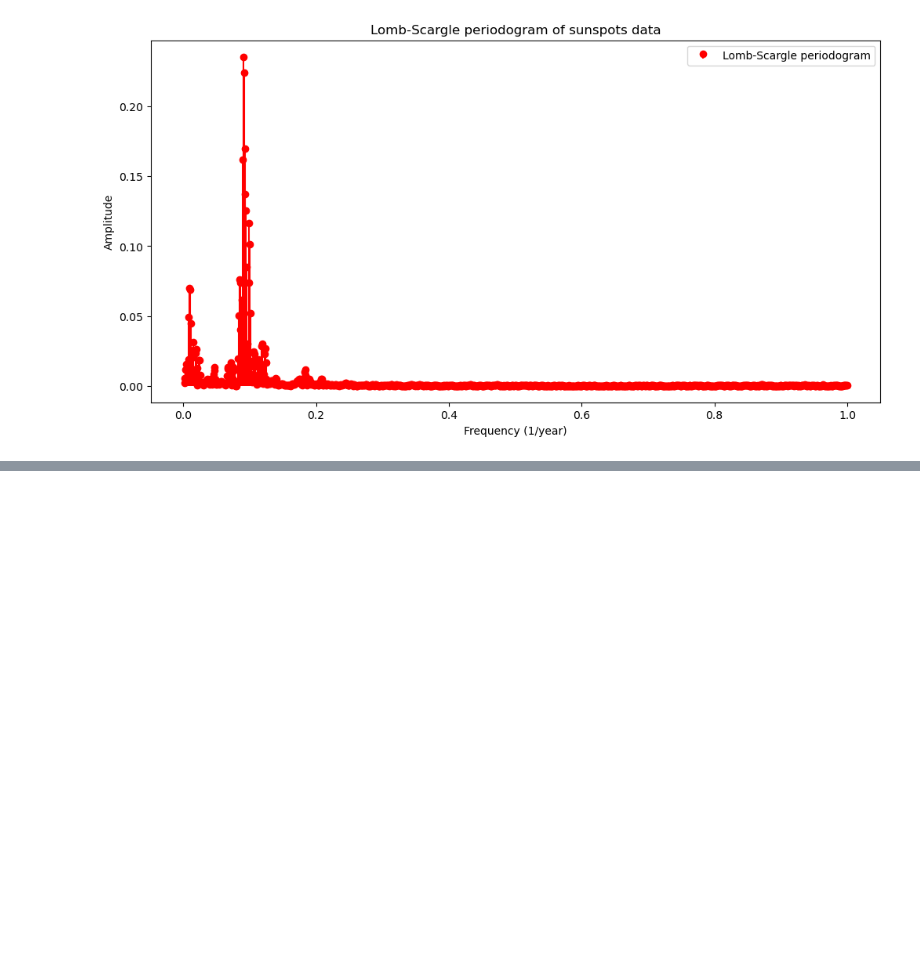
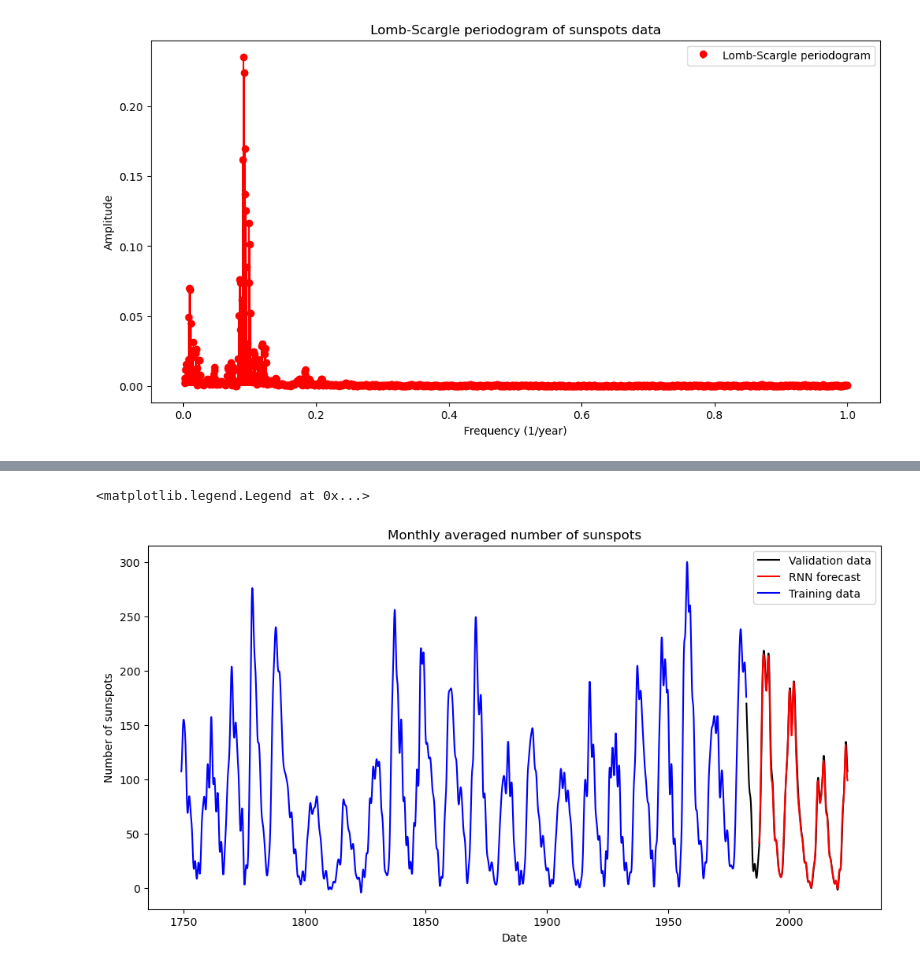
Before and after one commit to lennartvoelz/sunspot_data, a Jupyter notebook: scripts/showcase.ipynb, the cells around one changed output, grey strips where cells are left out. Cells and saved outputs as stored; diff of their text form; code cells hidden in the pictures; blank space fills up the shorter version.

```diff
--- a/scripts/showcase.ipynb
+++ b/scripts/showcase.ipynb
@@ -79,0 +142,17 @@ plt.legend()
+# %%
+model = tf.keras.Sequential([
+        tf.keras.layers.Conv1D(filters=32, kernel_size=5, strides=1, padding="causal", activation="relu", input_shape=[None, 1]),
+        tf.keras.layers.LSTM(64, return_sequences=True),
+        tf.keras.layers.LSTM(64),
+        tf.keras.layers.Dense(32, activation="relu"),
+        tf.keras.layers.Dense(16, activation="relu"),
+        tf.keras.layers.Dense(1),
+])
+
+model.compile(
+    loss=tf.keras.losses.Huber(),
+    optimizer=tf.keras.optimizers.Adam(learning_rate=0.005),
+    metrics=["mae"]
+)
+
+history = model.fit(train_set, epochs=5)
@@ -79,0 +178,24 @@ plt.legend()
+# %%
+def model_forecast(model, series, window_size):
+    ds = tf.data.Dataset.from_tensor_slices(series)
+    ds = ds.window(window_size, shift=1, drop_remainder=True)
+    ds = ds.flat_map(lambda w: w.batch(window_size))
+    ds = ds.batch(32).prefetch(1)
+    forecast = model.predict(ds)
+    return forecast
+
+rnn_forecast = model_forecast(model, x_valid[:, np.newaxis], window_size)
+rnn_forecast = rnn_forecast[:, 0]
+
+fig, ax = plt.subplots(figsize=(12, 6))
+
+ax.plot(time_valid, x_valid, 'k-', label='Validation data')
+ax.plot(time_valid[window_size-1:], rnn_forecast, 'r-', label='RNN forecast')
+ax.plot(time_train, x_train, 'b-', label='Training data')
+ax.set(
+    xlabel='Date',
+    ylabel='Number of sunspots',
+    title='Monthly averaged number of sunspots',
+)
+plt.legend()
+# %% [output]
@@ -79,0 +204,2 @@ plt.legend()
+<matplotlib.legend.Legend at 0x...>
+[figure, added]
```
Also changed, not shown: parts of 7 cells of this notebook, 2 other files.
